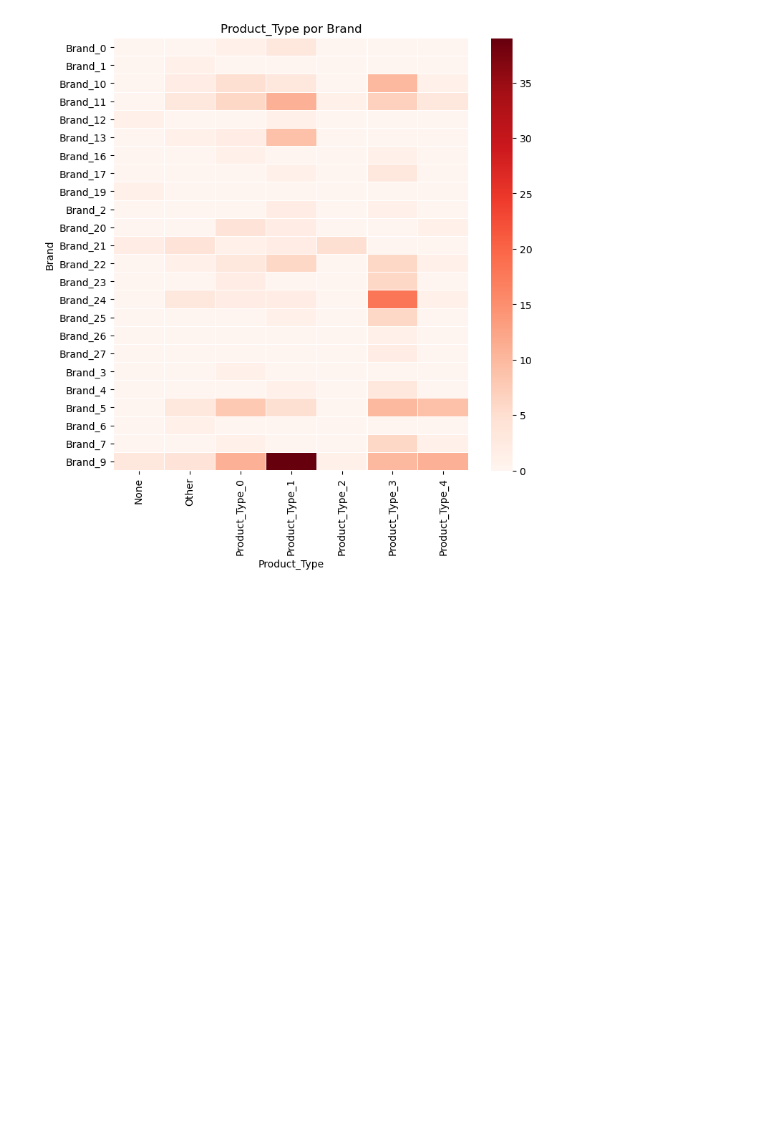
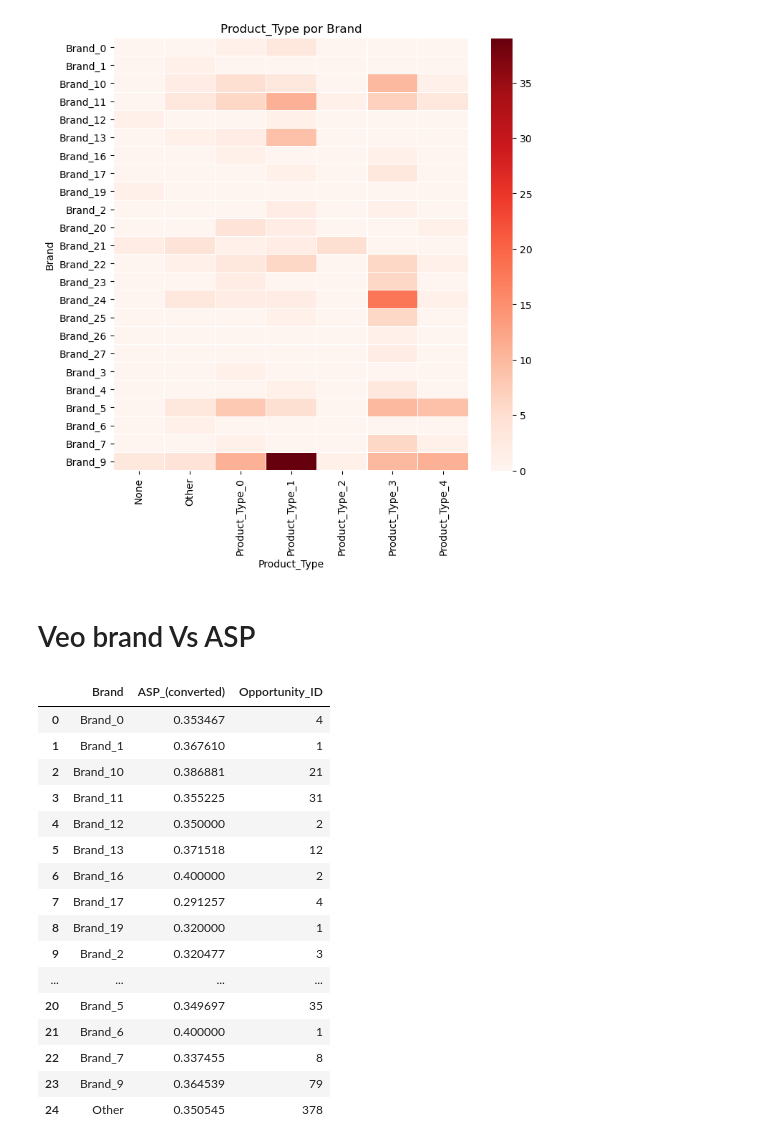
Before and after one commit to RiedelNicolas/75.06-2C2020-TP1, a Jupyter notebook: Brand Analysis.ipynb, the cells around one changed output. Saved outputs shown, nothing was run; the diff lists cells and outputs as text; code cells hidden in the pictures; blank space fills up the shorter version.

```diff
--- a/Brand Analysis.ipynb
+++ b/Brand Analysis.ipynb
@@ -166,3 +166,28 @@ plt.show()
 #ACA SAQUE LAS BRAND MARCADAS COMO OTHER; PORQUE ESO DEJABA MUY MAL LA ESCALA PORQUE TENIA MUCHAS ENTRADAS
 # %% [output]
 [figure]
+# %% [markdown]
+# Veo brand Vs ASP
+# %%
+brandsVsASP = opportunities[["Brand","ASP_(converted)","Opportunity_ID"]].groupby("Brand").agg({"ASP_(converted)":"mean","Opportunity_ID":"count"})
+#brandsVsASP = brandsVsASP[brandsVsASP["Opportunity_ID"] > 10]
+brandsVsASP = brandsVsASP.reset_index()
+brandsVsASP
+# %% [output]
+|  | Brand | ASP_(converted) | Opportunity_ID |
+| 0 | Brand_0 | 0.353467 | 4 |
+| 1 | Brand_1 | 0.367610 | 1 |
+| 2 | Brand_10 | 0.386881 | 21 |
+| 3 | Brand_11 | 0.355225 | 31 |
+| 4 | Brand_12 | 0.350000 | 2 |
+| 5 | Brand_13 | 0.371518 | 12 |
+| 6 | Brand_16 | 0.400000 | 2 |
+| 7 | Brand_17 | 0.291257 | 4 |
+| 8 | Brand_19 | 0.320000 | 1 |
+| 9 | Brand_2 | 0.320477 | 3 |
+| ... | ... | ... | ... |
+| 20 | Brand_5 | 0.349697 | 35 |
+| 21 | Brand_6 | 0.400000 | 1 |
+| 22 | Brand_7 | 0.337455 | 8 |
+| 23 | Brand_9 | 0.364539 | 79 |
+| 24 | Other | 0.350545 | 378 |
```
Also changed, not shown: parts of 3 cells of this notebook.
